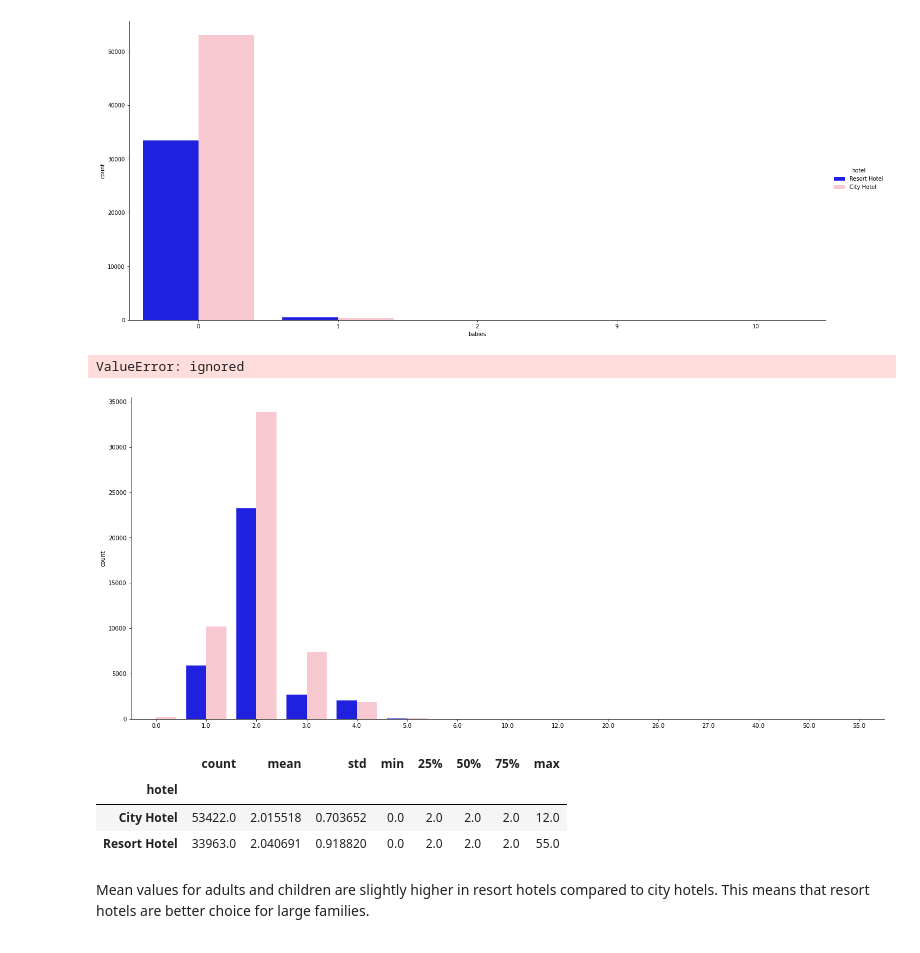
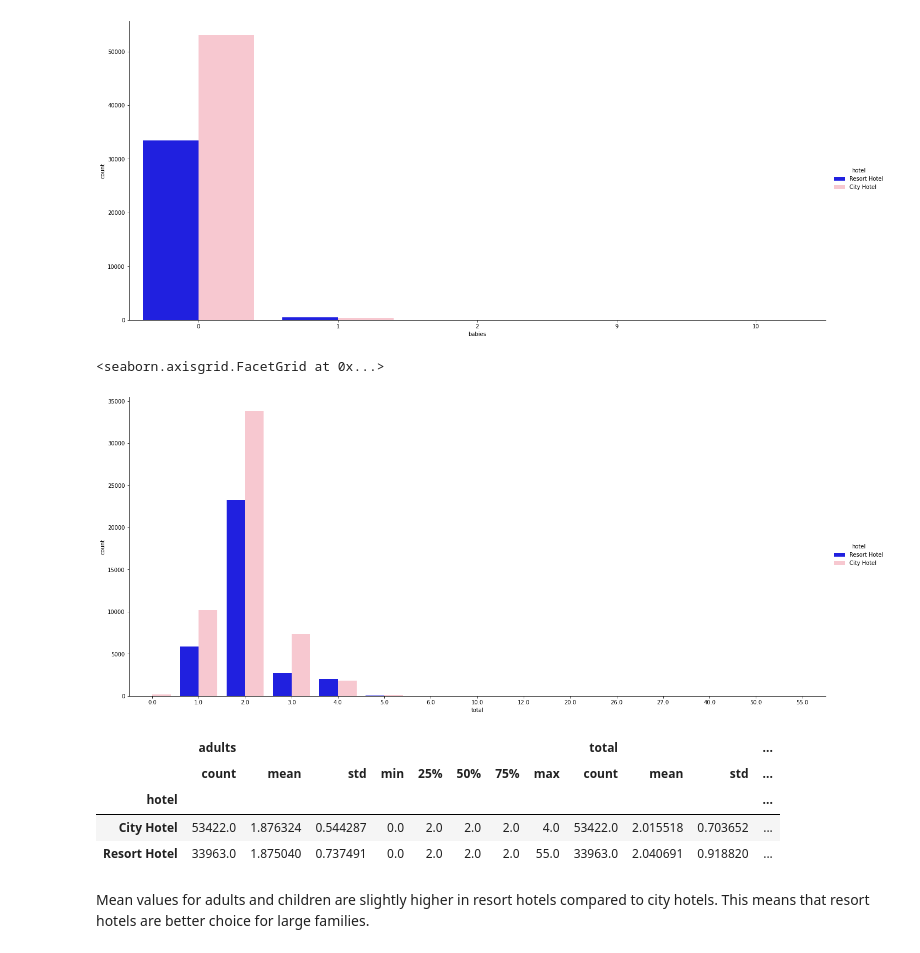
Before and after one commit to kiplangat-david/Hotel-Booking-Demand, a Jupyter notebook: Team_Balland_Colab_Notebook.ipynb, the cells around one changed output. Drawn from its saved outputs; the diff is of its cells as text; code cells hidden in the pictures.

```diff
--- a/Team_Balland_Colab_Notebook.ipynb
+++ b/Team_Balland_Colab_Notebook.ipynb
@@ -260,9 +262,9 @@ df.drop('company',axis=1,inplace=True)
 
 # Filling country null with Not available
 df.country.fillna('Not available', inplace= True)
+
+# Filling null for children with mode
+df.children.fillna(df.children.mode()[0], inplace=True)
-# %%
-# drop null values
-df.dropna(inplace=True)
 # %%
 #check whether null values were dealt with
 df.isnull().sum()
@@ -352,20 +354,3 @@ for col in num_cols:
 ... (6 outputs left out)
 # %% [markdown]
 our dataset has several outliers. However, there is no sufficient evidence that point to the likelihhod of these outliers being erroneous records since the outliers could be valid observations, so we will not delete them.
-# %%
-#performing LDA
-from sklearn.preprocessing import LabelEncoder
-en = LabelEncoder()
-df['hotel'] = en.fit_transform(df['hotel'])
-df['arrival_date_month'] = en.fit_transform(df['arrival_date_month'])
-df['meal'] = en.fit_transform(df['meal'])
-df['country'] = en.fit_transform(df['country'])
-df['market_segment'] = en.fit_transform(df['market_segment'])
-df['distribution_channel'] = en.fit_transform(df['distribution_channel'])
-df['reserved_room_type'] = en.fit_transform(df['reserved_room_type'])
-df['assigned_room_type'] = en.fit_transform(df['assigned_room_type'])
-df['deposit_type'] = en.fit_transform(df['deposit_type'])
-#df['agent'] = en.fit_transform(df['agent'])
-#df['company'] = en.fit_transform(df['company'])
-df['customer_type'] = en.fit_transform(df['customer_type'])
-df['reservation_status'] = en.fit_transform(df['reservation_status'])
@@ -508,18 +444,21 @@ sns.catplot(kind = 'count', data = df, x = 'babies', hue = 'hotel',height=8.27,
 <seaborn.axisgrid.FacetGrid at 0x...>
 [figure]
 # %%
-x= df['adults']+df['babies']+df['children']
-sns.catplot(kind = 'count', data = df, x = x, hue = 'hotel',height=8.27, aspect=18.7/8.27)
+# Total number of guests by hotel type
+df['total']= df['adults']+df['babies']+df['children']
+sns.catplot(kind = 'count', data = df, x = 'total', hue = 'hotel',height=8.27, aspect=18.7/8.27)
 # %% [output]
-ValueError: ignored
+<seaborn.axisgrid.FacetGrid at 0x...>
-[figure, old version]
+[figure, new version]
-# %%
-x.groupby(df['hotel']).describe()
-# %% [output]
-|  | count | mean | std | min | 25% | 50% | 75% | max |
-| hotel |  |  |  |  |  |  |  |  |
-| City Hotel | 53422.0 | 2.015518 | 0.703652 | 0.0 | 2.0 | 2.0 | 2.0 | 12.0 |
-| Resort Hotel | 33963.0 | 2.040691 | 0.918820 | 0.0 | 2.0 | 2.0 | 2.0 | 55.0 |
+# %%
+# Comparing the numbers of adults and total guests per hotel
+df[['adults','total']].groupby(df['hotel']).describe()
+# %% [output]
+|  | adults |  |  |  |  |  |  |  | total |  |  | ... |
+|  | count | mean | std | min | 25% | 50% | 75% | max | count | mean | std | ... |
+| hotel |  |  |  |  |  |  |  |  |  |  |  | ... |
+| City Hotel | 53422.0 | 1.876324 | 0.544287 | 0.0 | 2.0 | 2.0 | 2.0 | 4.0 | 53422.0 | 2.015518 | 0.703652 | ... |
+| Resort Hotel | 33963.0 | 1.875040 | 0.737491 | 0.0 | 2.0 | 2.0 | 2.0 | 55.0 | 33963.0 | 2.040691 | 0.918820 | ... |
 # %% [markdown]
 Mean values for adults and children are slightly higher in resort hotels compared to city hotels. This means that resort hotels are better choice for large families.
 # %%
```
Also changed, not shown: parts of 30 cells of this notebook.
